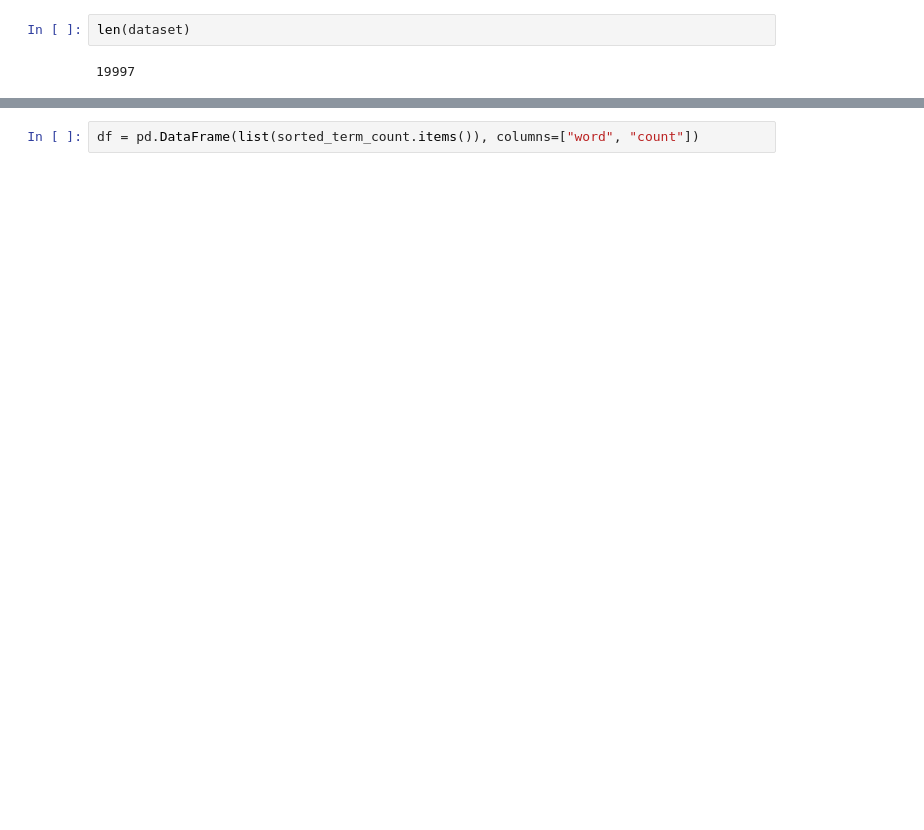
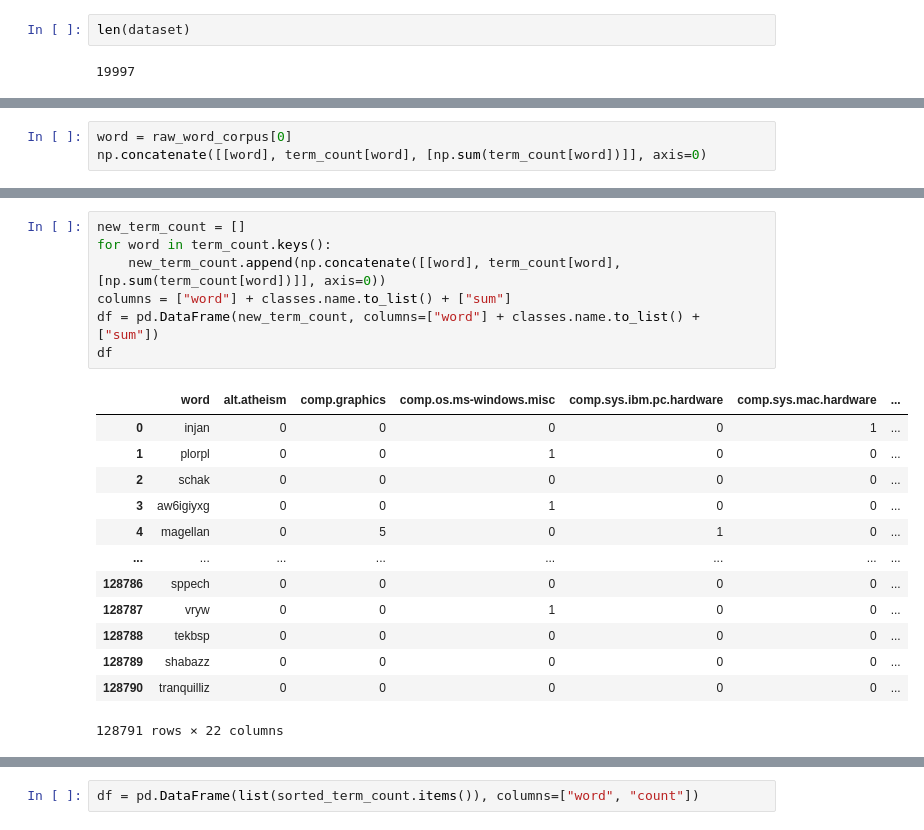
Before and after one commit to lopes-leonardo/information-retrieval, a Jupyter notebook: notebooks/exploration.ipynb, the cells around one changed output, grey strips where cells are left out. Saved outputs shown, nothing was run; the diff lists cells and outputs as text; blank space fills up the shorter version.

```diff
--- a/notebooks/exploration.ipynb
+++ b/notebooks/exploration.ipynb
@@ -127,0 +185,3 @@ for text in dataset:
+# %%
+word = raw_word_corpus[0]
+np.concatenate([[word], term_count[word], [np.sum(term_count[word])]], axis=0)
@@ -127,0 +211,21 @@ for text in dataset:
+# %%
+new_term_count = []
+for word in term_count.keys():
+    new_term_count.append(np.concatenate([[word], term_count[word], [np.sum(term_count[word])]], axis=0))
+columns = ["word"] + classes.name.to_list() + ["sum"]
+df = pd.DataFrame(new_term_count, columns=["word"] + classes.name.to_list() + ["sum"])
+df
+# %% [output]
+|  | word | alt.atheism | comp.graphics | comp.os.ms-windows.misc | comp.sys.ibm.pc.hardware | comp.sys.mac.hardware | ... |
+| 0 | injan | 0 | 0 | 0 | 0 | 1 | ... |
+| 1 | plorpl | 0 | 0 | 1 | 0 | 0 | ... |
+| 2 | schak | 0 | 0 | 0 | 0 | 0 | ... |
+| 3 | aw6igiyxg | 0 | 0 | 1 | 0 | 0 | ... |
+| 4 | magellan | 0 | 5 | 0 | 1 | 0 | ... |
+| ... | ... | ... | ... | ... | ... | ... | ... |
+| 128786 | sppech | 0 | 0 | 0 | 0 | 0 | ... |
+| 128787 | vryw | 0 | 0 | 1 | 0 | 0 | ... |
+| 128788 | tekbsp | 0 | 0 | 0 | 0 | 0 | ... |
+| 128789 | shabazz | 0 | 0 | 0 | 0 | 0 | ... |
+| 128790 | tranquilliz | 0 | 0 | 0 | 0 | 0 | ... |
+128791 rows × 22 columns
```
Also changed, not shown: parts of 27 cells of this notebook, 29 other files.
